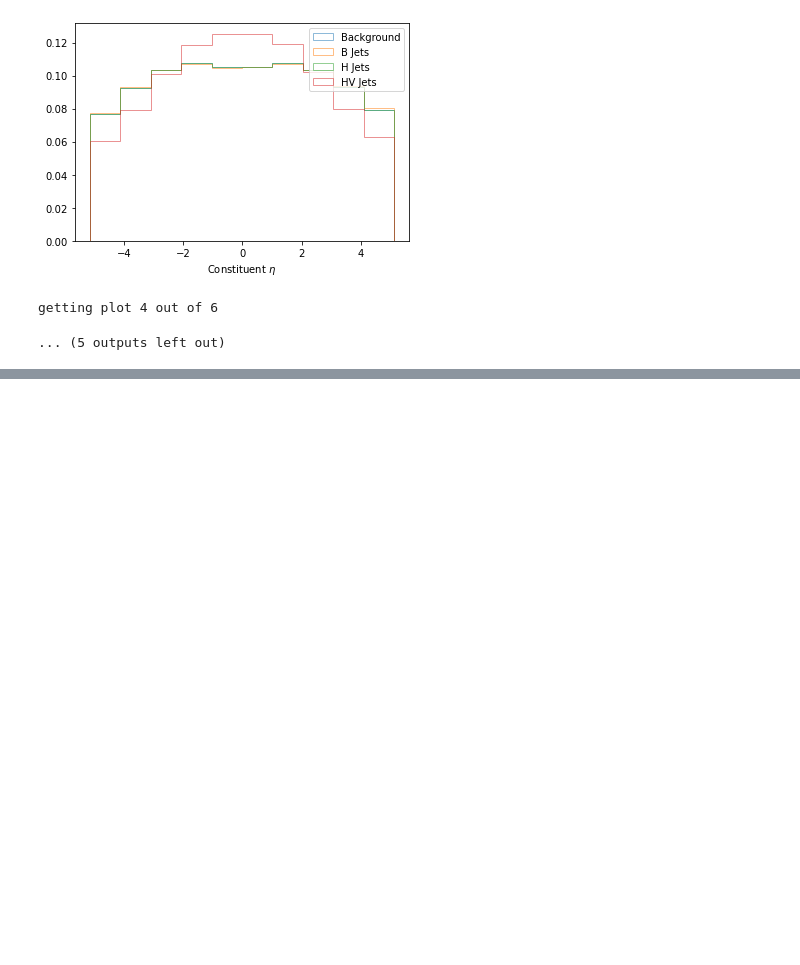
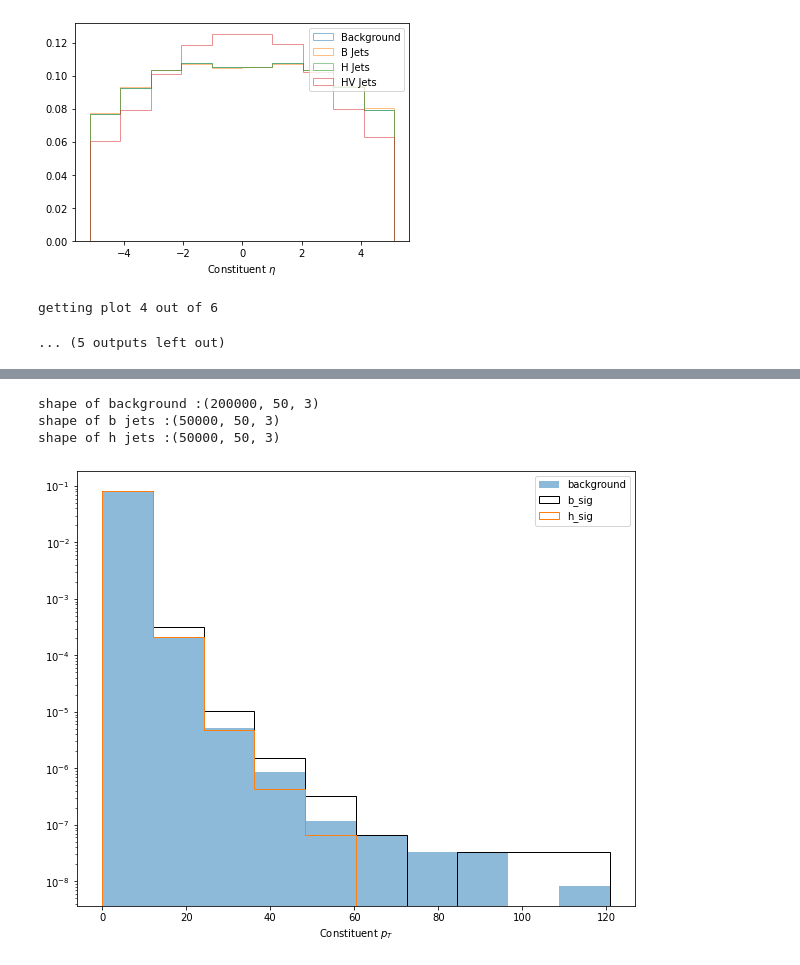
Before and after one commit to erichuangyf/copy_EMD_VAE, a Jupyter notebook: Study/sample_and_analysis.ipynb, the cells around one changed output, grey strips where cells are left out. Saved outputs shown, nothing was run; the diff lists cells and outputs as text; code cells hidden in the pictures; blank space fills up the shorter version.

```diff
--- a/Study/sample_and_analysis.ipynb
+++ b/Study/sample_and_analysis.ipynb
@@ -259,0 +289,24 @@ getting plot 4 out of 6
+# %%
+import pandas
+background_raw = pandas.read_hdf("/global/home/users/yifengh3/VAE/data/B_background.h5",stop=1000000)
+background = background_raw.values.reshape((-1, 50, 3))
+background = background[800000:]
+b_raw = pandas.read_hdf("/global/home/users/yifengh3/VAE/data/B_signal.h5")
+b_sig = b_raw.values.reshape((-1, 50, 3))
+h_raw = pandas.read_hdf("/global/home/users/yifengh3/VAE/data/h_signal.h5")
+h_sig = h_raw.values.reshape((-1, 50, 3))
+print("shape of background :{}\nshape of b jets :{}\nshape of h jets :{}\n".format(background.shape,b_sig.shape,h_sig.shape))
+# %% [output]
+shape of background :(200000, 50, 3)
+shape of b jets :(50000, 50, 3)
+shape of h jets :(50000, 50, 3)
+# %%
+n,b,_=plt.hist(background[:,:,0].flatten(),label="background",alpha=0.5,density=True,)
+plt.hist(b_sig[:,:,0].flatten(),label="b_sig",bins=b,histtype="step",color="black",density=True)
+plt.hist(h_sig[:,:,0].flatten(),label="h_sig",bins=b,histtype="step",density=True)
+plt.xlabel("Constituent $p_T$")
+plt.yscale("log")
+plt.legend()
+plt.show()
+# %% [output]
+[figure, added]
```
Also changed, not shown: parts of 8 cells of this notebook.
